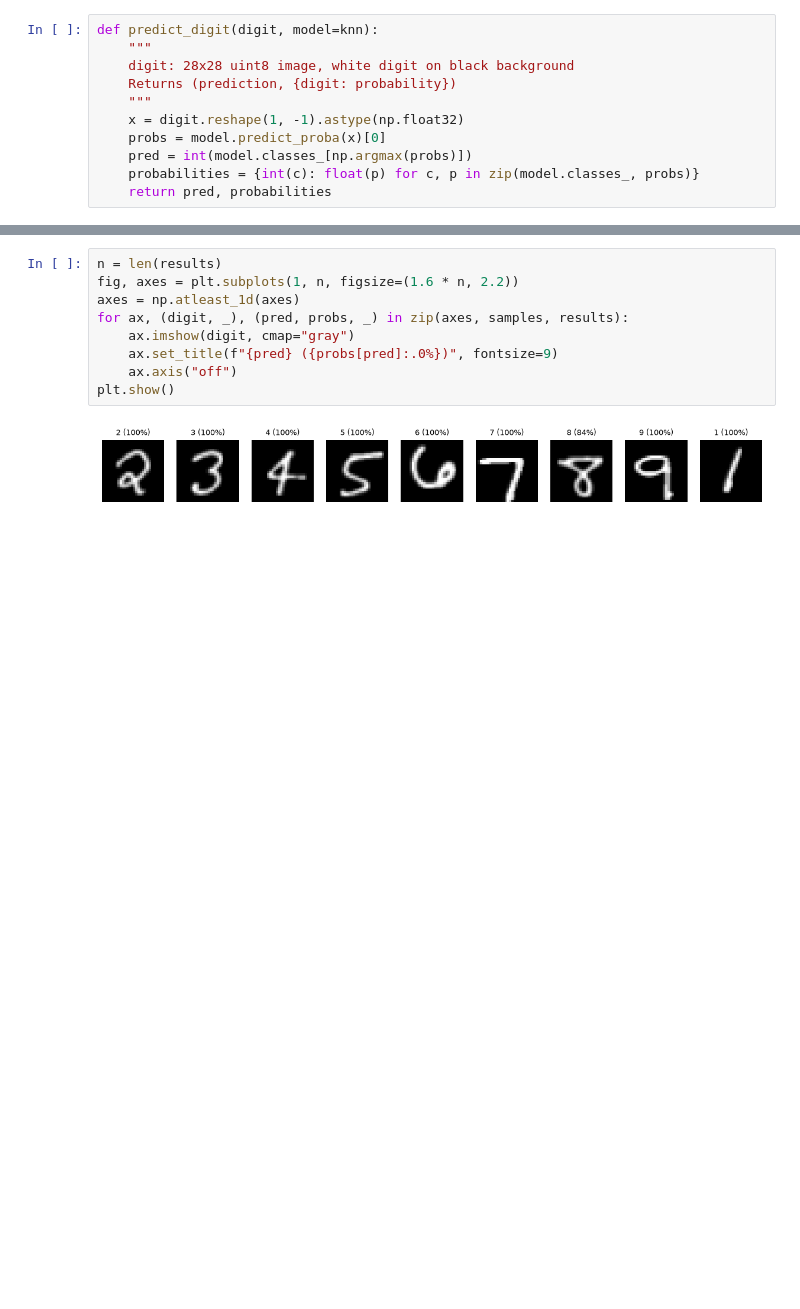
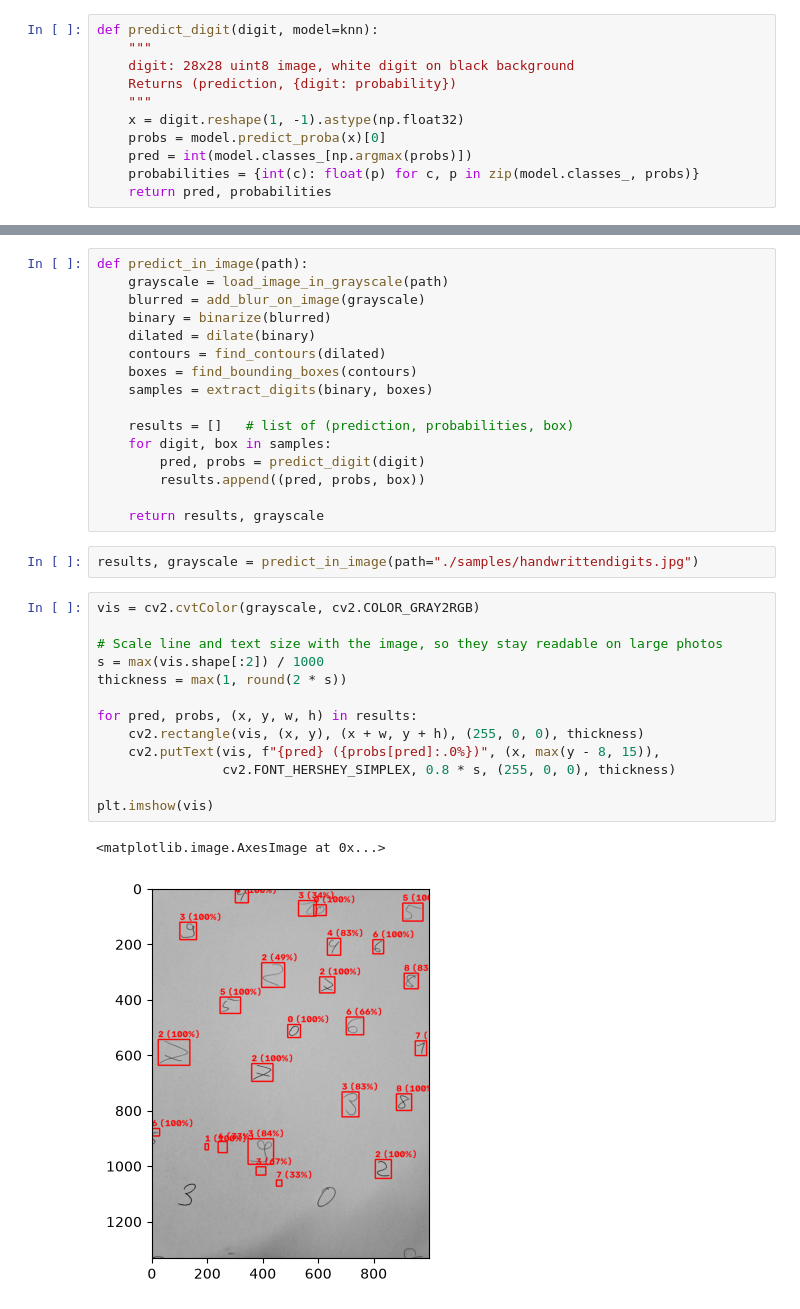
Before and after one commit to muhammadov-q/team4, a Jupyter notebook: backend/src/ml/notebooks/KNN-pipeline.ipynb, the cells around one changed output, grey strips where cells are left out. Saved outputs shown, nothing was run; the diff lists cells and outputs as text; blank space fills up the shorter version.

```diff
--- a/backend/src/ml/notebooks/KNN-pipeline.ipynb
+++ b/backend/src/ml/notebooks/KNN-pipeline.ipynb
@@ -217,11 +250,34 @@ box (86, 208, 32, 70): predicted 1  (p = 1.00)
-# %%
-n = len(results)
-fig, axes = plt.subplots(1, n, figsize=(1.6 * n, 2.2))
-axes = np.atleast_1d(axes)
-for ax, (digit, _), (pred, probs, _) in zip(axes, samples, results):
-    ax.imshow(digit, cmap="gray")
-    ax.set_title(f"{pred} ({probs[pred]:.0%})", fontsize=9)
-    ax.axis("off")
-plt.show()
-# %% [output]
-[figure, removed]
+# %%
+def predict_in_image(path):
+    grayscale = load_image_in_grayscale(path)
+    blurred = add_blur_on_image(grayscale)
+    binary = binarize(blurred)
+    dilated = dilate(binary)
+    contours = find_contours(dilated)
+    boxes = find_bounding_boxes(contours)
+    samples = extract_digits(binary, boxes)
+
+    results = []   # list of (prediction, probabilities, box)
+    for digit, box in samples:
+        pred, probs = predict_digit(digit)
+        results.append((pred, probs, box))
+
+    return results, grayscale
+# %%
+results, grayscale = predict_in_image(path="./samples/handwrittendigits.jpg")
+# %%
+vis = cv2.cvtColor(grayscale, cv2.COLOR_GRAY2RGB)
+
+# Scale line and text size with the image, so they stay readable on large photos
+s = max(vis.shape[:2]) / 1000
+thickness = max(1, round(2 * s))
+
+for pred, probs, (x, y, w, h) in results:
+    cv2.rectangle(vis, (x, y), (x + w, y + h), (255, 0, 0), thickness)
+    cv2.putText(vis, f"{pred} ({probs[pred]:.0%})", (x, max(y - 8, 15)),
+                cv2.FONT_HERSHEY_SIMPLEX, 0.8 * s, (255, 0, 0), thickness)
+
+plt.imshow(vis)
+# %% [output]
+<matplotlib.image.AxesImage at 0x...>
+[figure, added]
```
Also changed, not shown: parts of 21 cells of this notebook, 1 other file.
